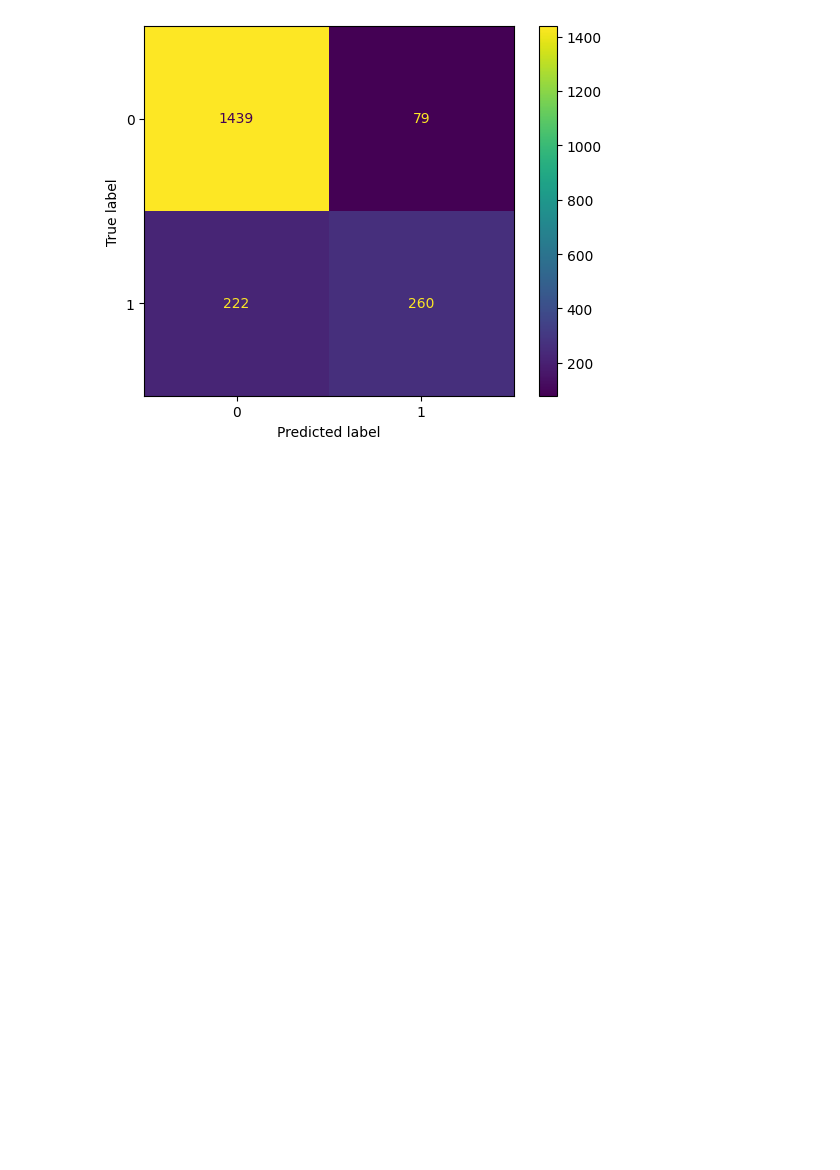
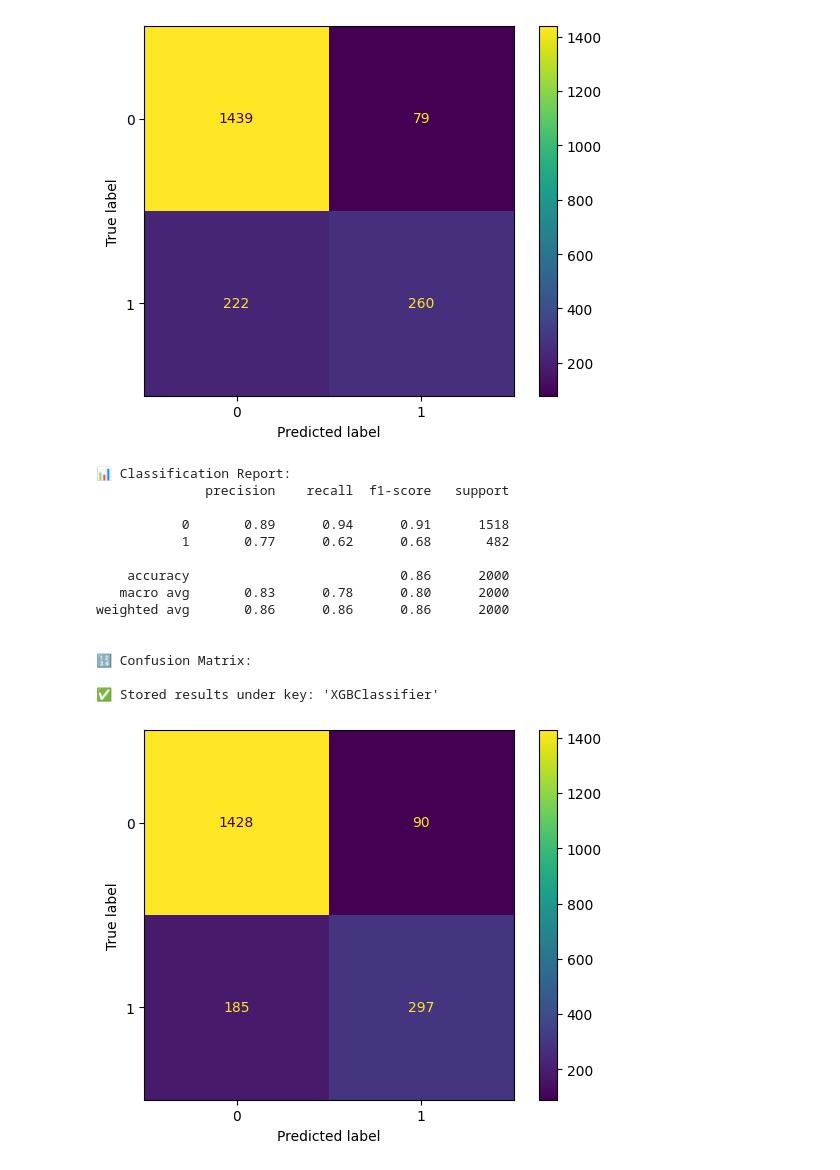
Before and after one commit to rizz045/Identifying_Presense_Of_Disease_In_Plants, a Jupyter notebook: Identifying_Presense_Of_Disease_In_Plants.ipynb, the cells around one changed output. Cells and saved outputs as stored; diff of their text form; code cells hidden in the pictures; blank space fills up the shorter version.

```diff
--- a/Identifying_Presense_Of_Disease_In_Plants.ipynb
+++ b/Identifying_Presense_Of_Disease_In_Plants.ipynb
@@ -325,3 +325,25 @@ weighted avg       0.84      0.85      0.84      2000
 
 ✅ Stored results under key: 'KNeighborsClassifier'
 [figure]
+# %%
+from xgboost import XGBClassifier
+
+xgb = XGBClassifier()
+xgb.fit(x_train, y_train)
+eval_metrics(xgb, x_test, y_test)
+# %% [output]
+📊 Classification Report:
+              precision    recall  f1-score   support
+
+           0       0.89      0.94      0.91      1518
+           1       0.77      0.62      0.68       482
+
+    accuracy                           0.86      2000
+   macro avg       0.83      0.78      0.80      2000
+weighted avg       0.86      0.86      0.86      2000
+
+
+🔢 Confusion Matrix:
+
+✅ Stored results under key: 'XGBClassifier'
+[figure, added]
```
Also changed, not shown: parts of 2 cells of this notebook.
